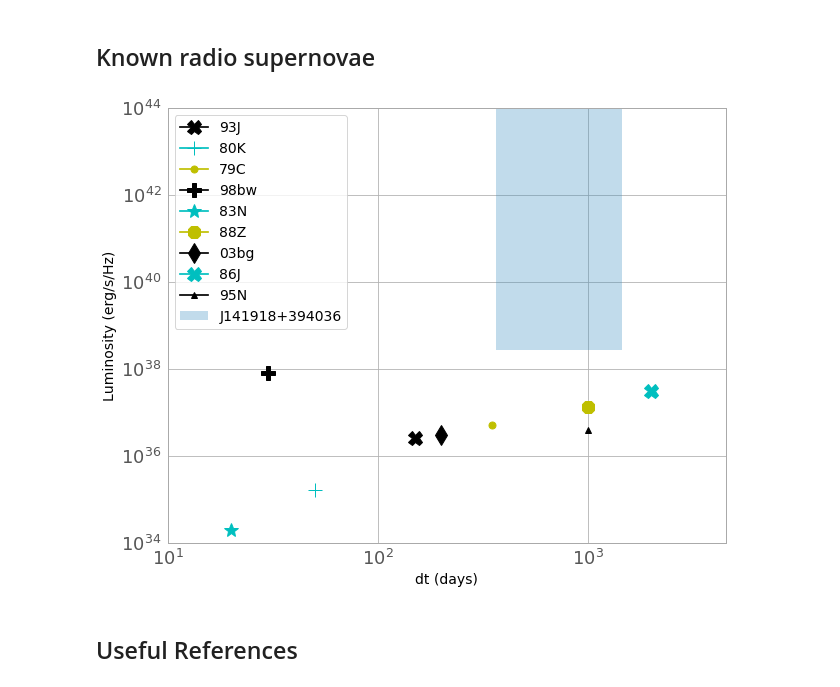
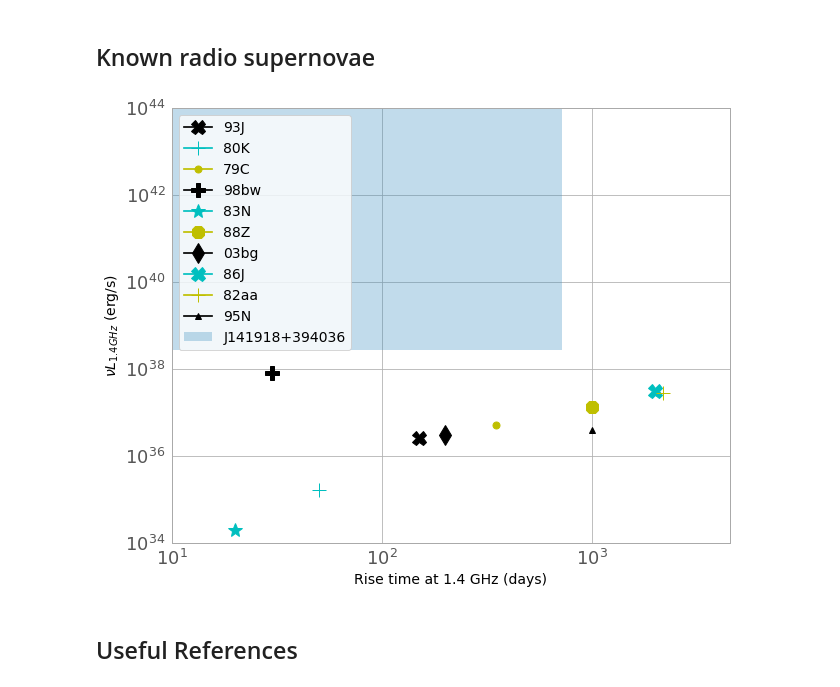
Before and after one commit to caseyjlaw/vlass_query, a Jupyter notebook: J141918.855+394036.03.ipynb, the cells around one changed output. Saved outputs shown, nothing was run; the diff lists cells and outputs as text; code cells hidden in the pictures.

Commit message:
updated l-dt plot

```diff
--- a/J141918.855+394036.03.ipynb
+++ b/J141918.855+394036.03.ipynb
@@ -810,31 +795,33 @@ rsne14 = {'93J': [100*u.milliJansky, 150*u.day, 3.96*u.megaparsec, 2.6e36],
         '88Z': [1*u.milliJansky, 1000*u.day, 89*u.megaparsec, 1.3e37],
         '03bg': [5*u.milliJansky, 200*u.day, 19.6*u.megaparsec, 3e36],
 #        '05ip': [20 = ?] # SIMILAR TO 88Z at late times, Nathan Smith et al. 2015
-         '86J': [127*u.milliJansky, 2000*u.day, 12*u.megaparsec, 3e37]
+         '86J': [127*u.milliJansky, 2000*u.day, 12*u.megaparsec, 3e37],
+         '82aa': [0, (440*(5/1.4)**1.25)*u.day, 120*u.megaparsec, 2e28*1.4e9]
+          # scaled from 5 GHz by Chevalier model (tp~lambda**1.25, lum~t**-1.27)
          }
 rsne14_0 = {'95N': [4*u.milliJansky, 1000*u.day, 24*u.megaparsec, 4e36]} # upper limit on t_rise
 # %%
 import itertools
 marker = itertools.cycle(('X', '+', '.', 'P', '*', '8', 'd'))
 color = itertools.cycle(('k', 'c', 'y'))
 fig = plt.figure(figsize=(10,8))
-plt.fill_between(np.arange(365, 4*365, 10), 1.4e9*lum_minL, 1e45, label="J141918+394036", alpha=0.3)
+plt.fill_between(np.arange(1, 2*365, 10), 1.4e9*lum_minL, 1e45, label="J141918+394036", alpha=0.3)
 for rsn in rsne14:
     fl, tr, dist, lum = rsne14[rsn]
     plt.plot(tr, lum, color=next(color), marker = next(marker), label=rsn, markersize=14)
 
 fl, tr, dist, lum = rsne14_0['95N']
 plt.plot(tr, lum, 'k', marker = '^', label='95N')
 
 plt.xlim(10, 4500)
 plt.ylim(1e34, 1e44)
 plt.loglog()
-plt.xlabel("dt (days)", fontsize=14)
-plt.ylabel("Luminosity (erg/s/Hz)", fontsize=14)
+plt.xlabel("Rise time at 1.4 GHz (days)", fontsize=14)
+plt.ylabel(r"$\nu L_{1.4 GHz}$ (erg/s)", fontsize=14)
 plt.legend(fontsize=14, loc=2)
 plt.savefig("ldt2_j1419.pdf", format="pdf")
 # %% [output]
-[figure, old version]
+[figure, new version]
 # %% [markdown]
 ## Useful References
 # %% [markdown]
```
Also changed, not shown: parts of 5 cells of this notebook.
